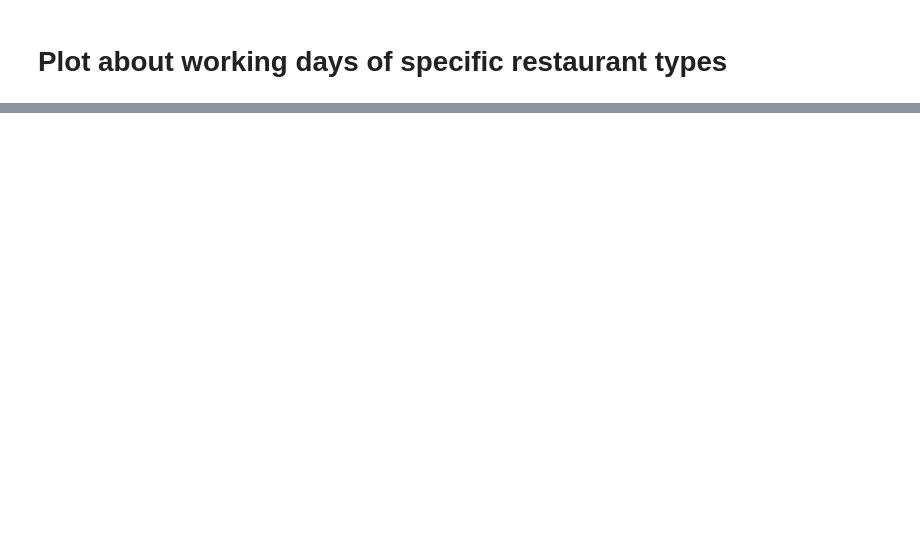
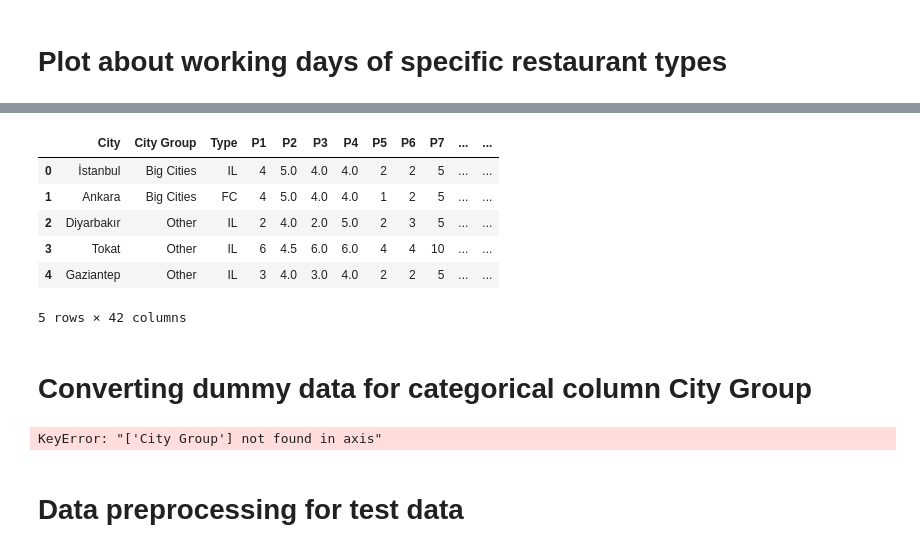
Before and after one commit to ThierrryScotto/Restaurant-Revenue-Prediction, a Jupyter notebook: restaurant_revenue_prediction.ipynb, the cells around one changed output, grey strips where cells are left out. Drawn from its saved outputs; the diff is of its cells as text; code cells hidden in the pictures; blank space fills up the shorter version.

```diff
--- a/restaurant_revenue_prediction.ipynb
+++ b/restaurant_revenue_prediction.ipynb
@@ -160,0 +212,15 @@ sns.barplot(x='Type', y='OpenDays', data=openDaysPerc)
+# %%
+# drop irrelevant columns
+trainData = trainData.drop('Open Date', axis=1)
+trainData = trainData.drop('Id', axis=1)
+trainData.head()
+# %% [output]
+|  | City | City Group | Type | P1 | P2 | P3 | P4 | P5 | P6 | P7 | ... | ... |
+| 0 | İstanbul | Big Cities | IL | 4 | 5.0 | 4.0 | 4.0 | 2 | 2 | 5 | ... | ... |
+| 1 | Ankara | Big Cities | FC | 4 | 5.0 | 4.0 | 4.0 | 1 | 2 | 5 | ... | ... |
+| 2 | Diyarbakır | Other | IL | 2 | 4.0 | 2.0 | 5.0 | 2 | 3 | 5 | ... | ... |
+| 3 | Tokat | Other | IL | 6 | 4.5 | 6.0 | 6.0 | 4 | 4 | 10 | ... | ... |
+| 4 | Gaziantep | Other | IL | 3 | 4.0 | 3.0 | 4.0 | 2 | 2 | 5 | ... | ... |
+5 rows × 42 columns
+# %% [markdown]
+# Converting dummy data for categorical column City Group
@@ -160,0 +230,7 @@ sns.barplot(x='Type', y='OpenDays', data=openDaysPerc)
+# %%
+trainData = trainData.drop('City Group', axis=1)
+trainData.head()
+# %% [output]
+KeyError: "['City Group'] not found in axis"
+# %% [markdown]
+# Data preprocessing for test data
```
Also changed, not shown: parts of 32 cells of this notebook.
